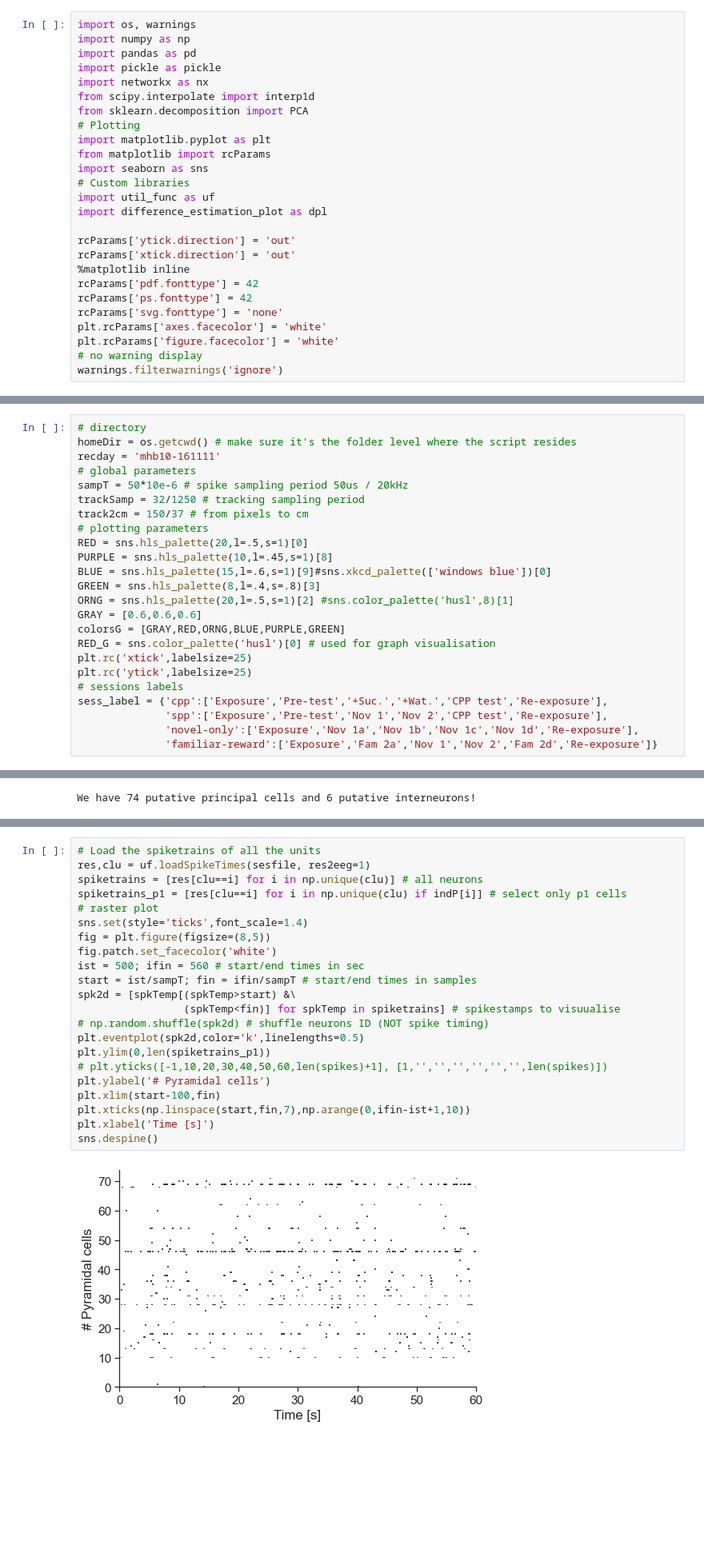
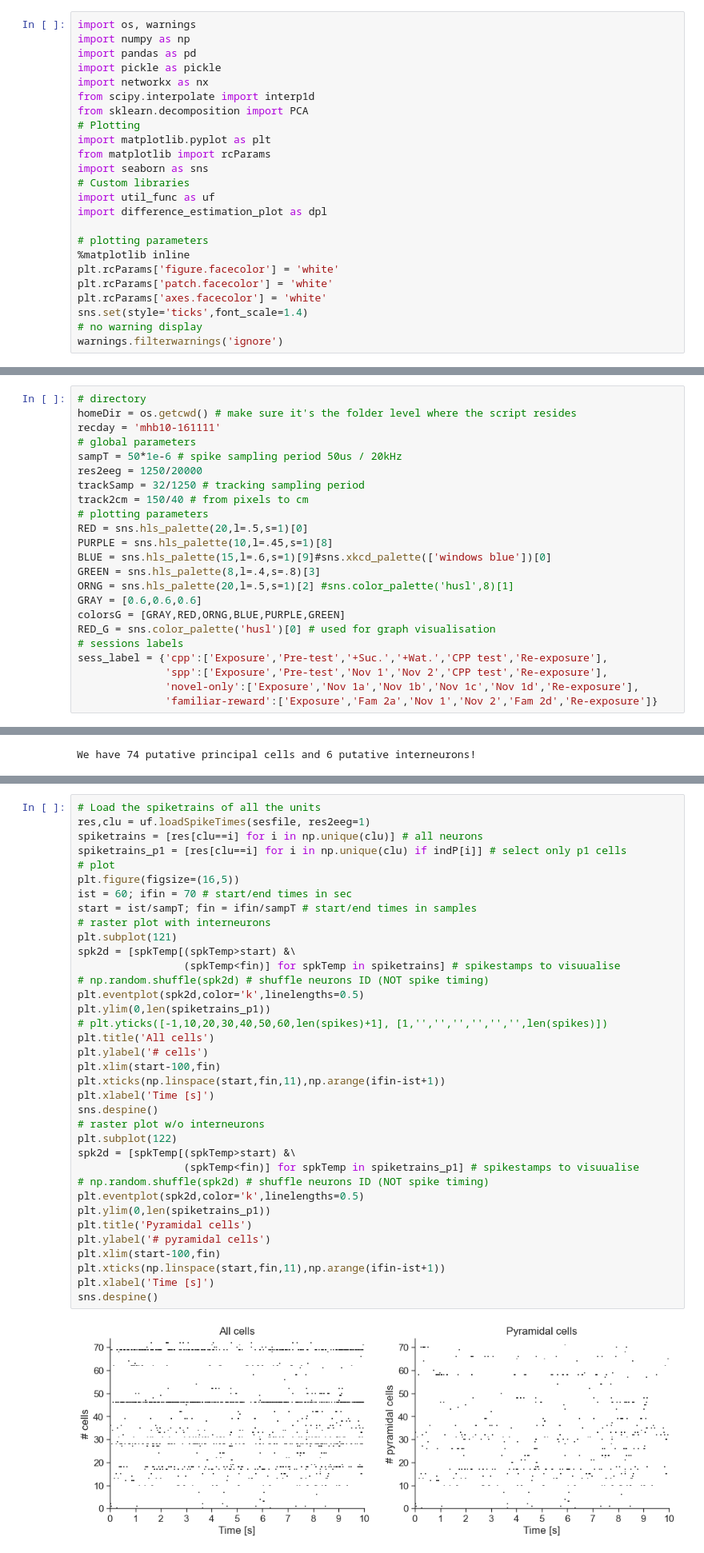
Before and after one commit to drsax93/cofiringTopology, a Jupyter notebook: cofiringTopology.ipynb, the cells around one changed output, grey strips where cells are left out. Shown at 80% size. Drawn from its saved outputs; the diff is of its cells as text; blank space fills up the shorter version.

```diff
--- a/cofiringTopology.ipynb
+++ b/cofiringTopology.ipynb
@@ -19,14 +19,12 @@ import seaborn as sns
 import util_func as uf
 import difference_estimation_plot as dpl
 
-rcParams['ytick.direction'] = 'out'
-rcParams['xtick.direction'] = 'out'
+# plotting parameters
 %matplotlib inline
-rcParams['pdf.fonttype'] = 42
-rcParams['ps.fonttype'] = 42
-rcParams['svg.fonttype'] = 'none'
+plt.rcParams['figure.facecolor'] = 'white'
+plt.rcParams['patch.facecolor'] = 'white'
 plt.rcParams['axes.facecolor'] = 'white'
-plt.rcParams['figure.facecolor'] = 'white'
+sns.set(style='ticks',font_scale=1.4)
 # no warning display
 warnings.filterwarnings('ignore')
 # %% [markdown]
@@ -36,9 +34,10 @@ warnings.filterwarnings('ignore')
 homeDir = os.getcwd() # make sure it's the folder level where the script resides
 recday = 'mhb10-161111'
 # global parameters
-sampT = 50*10e-6 # spike sampling period 50us / 20kHz
+sampT = 50*1e-6 # spike sampling period 50us / 20kHz
+res2eeg = 1250/20000
 trackSamp = 32/1250 # tracking sampling period
-track2cm = 150/37 # from pixels to cm
+track2cm = 150/40 # from pixels to cm
 # plotting parameters
 RED = sns.hls_palette(20,l=.5,s=1)[0]
 PURPLE = sns.hls_palette(10,l=.45,s=1)[8]
@@ -48,8 +47,6 @@ ORNG = sns.hls_palette(20,l=.5,s=1)[2] #sns.color_palette('husl',8)[1]
 GRAY = [0.6,0.6,0.6]
 colorsG = [GRAY,RED,ORNG,BLUE,PURPLE,GREEN]
 RED_G = sns.color_palette('husl')[0] # used for graph visualisation
-plt.rc('xtick',labelsize=25)
-plt.rc('ytick',labelsize=25)
 # sessions labels
 sess_label = {'cpp':['Exposure','Pre-test','+Suc.','+Wat.','CPP test','Re-exposure'],
               'spp':['Exposure','Pre-test','Nov 1','Nov 2','CPP test','Re-exposure'],
@@ -82,24 +79,38 @@ importlib.reload(uf)
 # %%
 # Load the spiketrains of all the units
 res,clu = uf.loadSpikeTimes(sesfile, res2eeg=1)
 spiketrains = [res[clu==i] for i in np.unique(clu)] # all neurons
 spiketrains_p1 = [res[clu==i] for i in np.unique(clu) if indP[i]] # select only p1 cells
-# raster plot
-sns.set(style='ticks',font_scale=1.4)
-fig = plt.figure(figsize=(8,5))
-fig.patch.set_facecolor('white')
-ist = 500; ifin = 560 # start/end times in sec
+# plot
+plt.figure(figsize=(16,5))
+ist = 60; ifin = 70 # start/end times in sec
 start = ist/sampT; fin = ifin/sampT # start/end times in samples
+# raster plot with interneurons
+plt.subplot(121)
 spk2d = [spkTemp[(spkTemp>start) &\
                  (spkTemp<fin)] for spkTemp in spiketrains] # spikestamps to visuualise
 # np.random.shuffle(spk2d) # shuffle neurons ID (NOT spike timing)
 plt.eventplot(spk2d,color='k',linelengths=0.5)
 plt.ylim(0,len(spiketrains_p1))
 # plt.yticks([-1,10,20,30,40,50,60,len(spikes)+1], [1,'','','','','','',len(spikes)])
-plt.ylabel('# Pyramidal cells')
+plt.title('All cells')
+plt.ylabel('# cells')
 plt.xlim(start-100,fin)
-plt.xticks(np.linspace(start,fin,7),np.arange(0,ifin-ist+1,10))
+plt.xticks(np.linspace(start,fin,11),np.arange(ifin-ist+1))
 plt.xlabel('Time [s]')
 sns.despine()
+# raster plot w/o interneurons
+plt.subplot(122)
+spk2d = [spkTemp[(spkTemp>start) &\
+                 (spkTemp<fin)] for spkTemp in spiketrains_p1] # spikestamps to visuualise
+# np.random.shuffle(spk2d) # shuffle neurons ID (NOT spike timing)
+plt.eventplot(spk2d,color='k',linelengths=0.5)
+plt.ylim(0,len(spiketrains_p1))
+plt.title('Pyramidal cells')
+plt.ylabel('# pyramidal cells')
+plt.xlim(start-100,fin)
+plt.xticks(np.linspace(start,fin,11),np.arange(ifin-ist+1))
+plt.xlabel('Time [s]')
+sns.despine()
 # %% [output]
-[figure, old version]
+[figure, new version]
```
Also changed, not shown: parts of 9 cells of this notebook, 1 other file.
